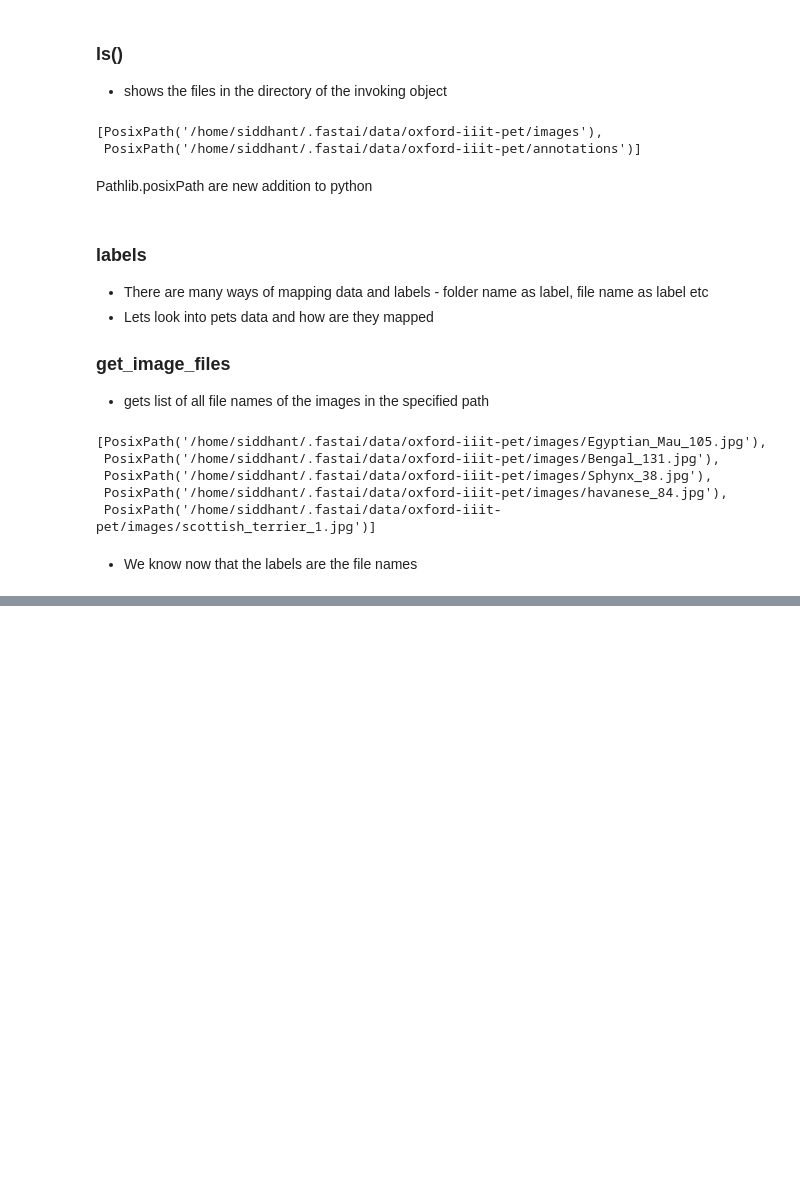
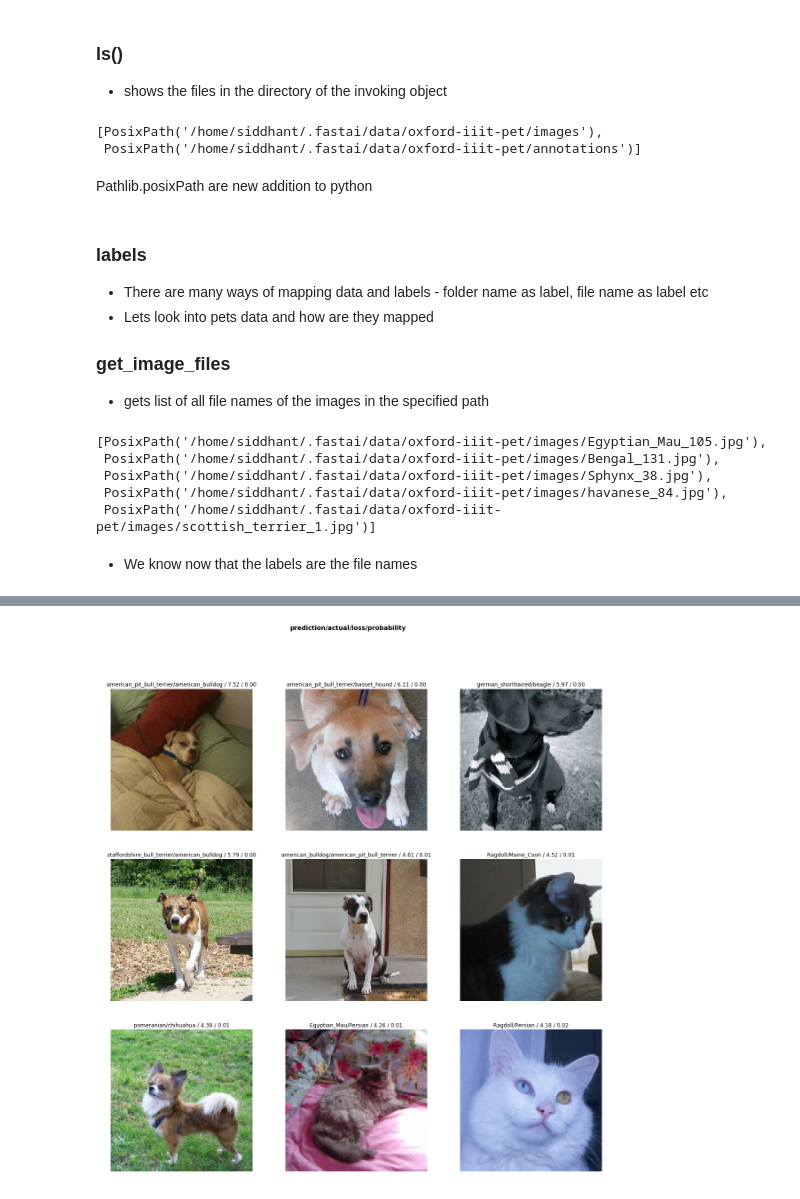
Before and after one commit to PrajwalPrashanth/fastaiv3_part1, a Jupyter notebook: Lesson1 /37MixBreedsOfDogsAndCats.ipynb, the cells around one changed output, grey strips where cells are left out. Drawn from its saved outputs; the diff is of its cells as text; code cells hidden in the pictures; blank space fills up the shorter version.

```diff
--- a/Lesson1 /37MixBreedsOfDogsAndCats.ipynb
+++ b/Lesson1 /37MixBreedsOfDogsAndCats.ipynb
@@ -136,0 +175,6 @@ learn.save('1')
+# %%
+interp = ClassificationInterpretation.from_learner(learn)
+# %%
+interp.plot_top_losses(9, figsize=(20,20))
+# %% [output]
+[figure, added]
```
Also changed, not shown: parts of 20 cells of this notebook, 17 other files.
